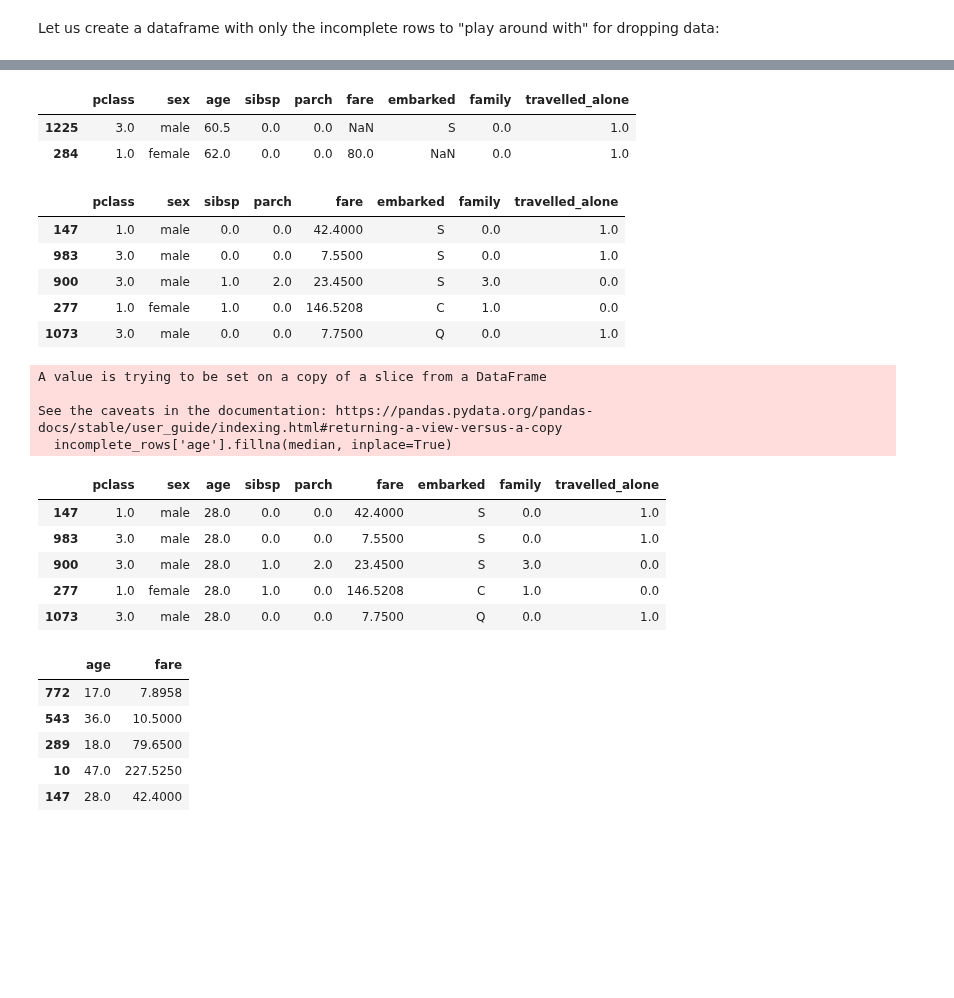
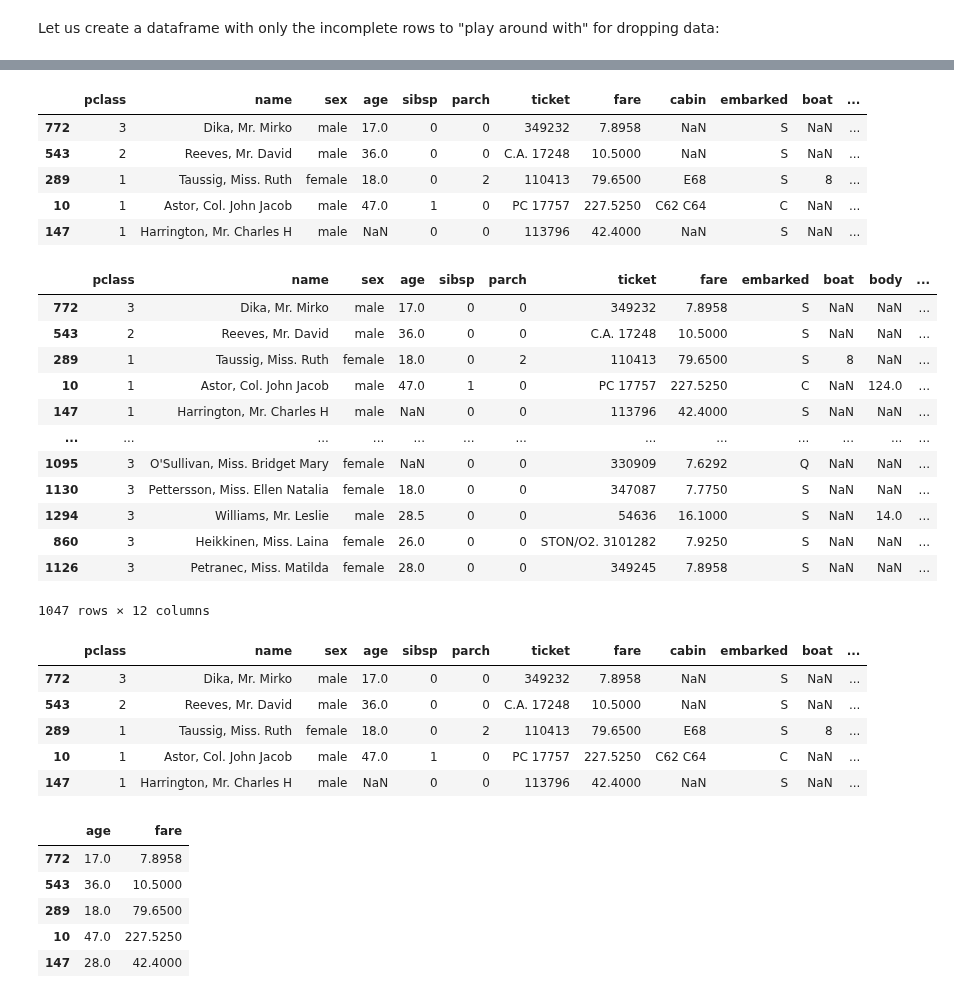
Before and after one commit to Yun1us/University, a Jupyter notebook: 3.Semester/Machine_Learning/Vorlesungen/FullExample_1_Workbook.ipynb, the cells around one changed output, grey strips where cells are left out. Saved outputs shown, nothing was run; the diff lists cells and outputs as text; code cells hidden in the pictures; blank space fills up the shorter version.

```diff
--- a/3.Semester/Machine_Learning/Vorlesungen/FullExample_1_Workbook.ipynb
+++ b/3.Semester/Machine_Learning/Vorlesungen/FullExample_1_Workbook.ipynb
@@ -368,31 +300,42 @@ incomplete_rows.head()
 # %%
 # Drop the instances with missing values in the cabin feature
+incomplete_rows["cabin"].dropna()
+incomplete_rows.head()
 # %% [output]
-|  | pclass | sex | age | sibsp | parch | fare | embarked | family | travelled_alone |
-| 1225 | 3.0 | male | 60.5 | 0.0 | 0.0 | NaN | S | 0.0 | 1.0 |
-| 284 | 1.0 | female | 62.0 | 0.0 | 0.0 | 80.0 | NaN | 0.0 | 1.0 |
+|  | pclass | name | sex | age | sibsp | parch | ticket | fare | cabin | embarked | boat | ... |
+| 772 | 3 | Dika, Mr. Mirko | male | 17.0 | 0 | 0 | 349232 | 7.8958 | NaN | S | NaN | ... |
+| 543 | 2 | Reeves, Mr. David | male | 36.0 | 0 | 0 | C.A. 17248 | 10.5000 | NaN | S | NaN | ... |
+| 289 | 1 | Taussig, Miss. Ruth | female | 18.0 | 0 | 2 | 110413 | 79.6500 | E68 | S | 8 | ... |
+| 10 | 1 | Astor, Col. John Jacob | male | 47.0 | 1 | 0 | PC 17757 | 227.5250 | C62 C64 | C | NaN | ... |
+| 147 | 1 | Harrington, Mr. Charles H | male | NaN | 0 | 0 | 113796 | 42.4000 | NaN | S | NaN | ... |
 # %%
 # Drop the entire cabin feature
+incomplete_rows.drop(columns="cabin",axis=1)
 # %% [output]
-|  | pclass | sex | sibsp | parch | fare | embarked | family | travelled_alone |
-| 147 | 1.0 | male | 0.0 | 0.0 | 42.4000 | S | 0.0 | 1.0 |
-| 983 | 3.0 | male | 0.0 | 0.0 | 7.5500 | S | 0.0 | 1.0 |
-| 900 | 3.0 | male | 1.0 | 2.0 | 23.4500 | S | 3.0 | 0.0 |
-| 277 | 1.0 | female | 1.0 | 0.0 | 146.5208 | C | 1.0 | 0.0 |
-| 1073 | 3.0 | male | 0.0 | 0.0 | 7.7500 | Q | 0.0 | 1.0 |
+|  | pclass | name | sex | age | sibsp | parch | ticket | fare | embarked | boat | body | ... |
+| 772 | 3 | Dika, Mr. Mirko | male | 17.0 | 0 | 0 | 349232 | 7.8958 | S | NaN | NaN | ... |
+| 543 | 2 | Reeves, Mr. David | male | 36.0 | 0 | 0 | C.A. 17248 | 10.5000 | S | NaN | NaN | ... |
+| 289 | 1 | Taussig, Miss. Ruth | female | 18.0 | 0 | 2 | 110413 | 79.6500 | S | 8 | NaN | ... |
+| 10 | 1 | Astor, Col. John Jacob | male | 47.0 | 1 | 0 | PC 17757 | 227.5250 | C | NaN | 124.0 | ... |
+| 147 | 1 | Harrington, Mr. Charles H | male | NaN | 0 | 0 | 113796 | 42.4000 | S | NaN | NaN | ... |
+| ... | ... | ... | ... | ... | ... | ... | ... | ... | ... | ... | ... | ... |
+| 1095 | 3 | O'Sullivan, Miss. Bridget Mary | female | NaN | 0 | 0 | 330909 | 7.6292 | Q | NaN | NaN | ... |
+| 1130 | 3 | Pettersson, Miss. Ellen Natalia | female | 18.0 | 0 | 0 | 347087 | 7.7750 | S | NaN | NaN | ... |
+| 1294 | 3 | Williams, Mr. Leslie | male | 28.5 | 0 | 0 | 54636 | 16.1000 | S | NaN | 14.0 | ... |
+| 860 | 3 | Heikkinen, Miss. Laina | female | 26.0 | 0 | 0 | STON/O2. 3101282 | 7.9250 | S | NaN | NaN | ... |
+| 1126 | 3 | Petranec, Miss. Matilda | female | 28.0 | 0 | 0 | 349245 | 7.8958 | S | NaN | NaN | ... |
+1047 rows × 12 columns
 # %%
 # Filling in the median for missing age values
+incomplete_rows["age"].fillna(incomplete_rows["age"].mean(), inplace=False)
+incomplete_rows.head()
 # %% [output]
-A value is trying to be set on a copy of a slice from a DataFrame
-
-See the caveats in the documentation: https://pandas.pydata.org/pandas-docs/stable/user_guide/indexing.html#returning-a-view-versus-a-copy
-  incomplete_rows['age'].fillna(median, inplace=True)
-|  | pclass | sex | age | sibsp | parch | fare | embarked | family | travelled_alone |
-| 147 | 1.0 | male | 28.0 | 0.0 | 0.0 | 42.4000 | S | 0.0 | 1.0 |
-| 983 | 3.0 | male | 28.0 | 0.0 | 0.0 | 7.5500 | S | 0.0 | 1.0 |
-| 900 | 3.0 | male | 28.0 | 1.0 | 2.0 | 23.4500 | S | 3.0 | 0.0 |
-| 277 | 1.0 | female | 28.0 | 1.0 | 0.0 | 146.5208 | C | 1.0 | 0.0 |
-| 1073 | 3.0 | male | 28.0 | 0.0 | 0.0 | 7.7500 | Q | 0.0 | 1.0 |
+|  | pclass | name | sex | age | sibsp | parch | ticket | fare | cabin | embarked | boat | ... |
+| 772 | 3 | Dika, Mr. Mirko | male | 17.0 | 0 | 0 | 349232 | 7.8958 | NaN | S | NaN | ... |
+| 543 | 2 | Reeves, Mr. David | male | 36.0 | 0 | 0 | C.A. 17248 | 10.5000 | NaN | S | NaN | ... |
+| 289 | 1 | Taussig, Miss. Ruth | female | 18.0 | 0 | 2 | 110413 | 79.6500 | E68 | S | 8 | ... |
+| 10 | 1 | Astor, Col. John Jacob | male | 47.0 | 1 | 0 | PC 17757 | 227.5250 | C62 C64 | C | NaN | ... |
+| 147 | 1 | Harrington, Mr. Charles H | male | NaN | 0 | 0 | 113796 | 42.4000 | NaN | S | NaN | ... |
 # %%
 # To use SimpleImputer one needs a copy of the dataframe with only the numerical features with missing values
 
```
Also changed, not shown: parts of 12 cells of this notebook.
